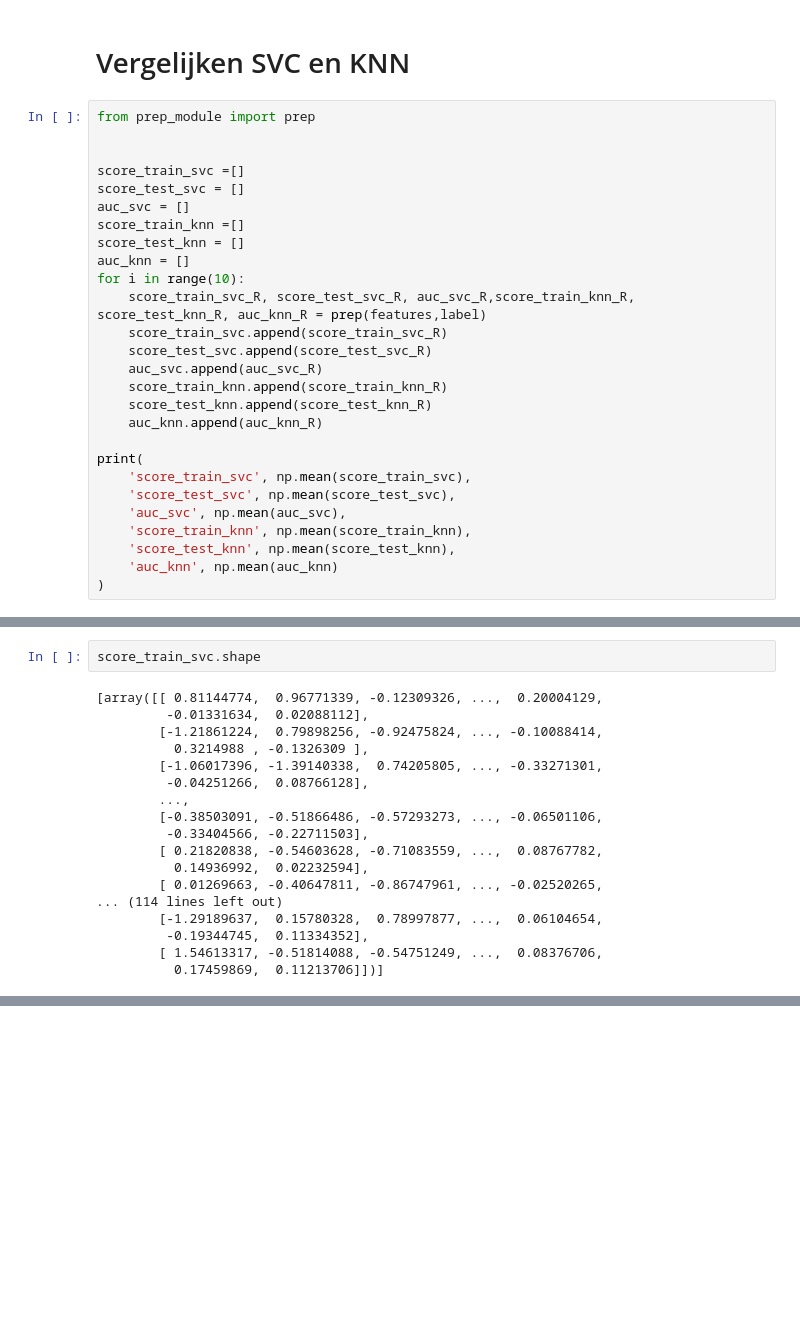
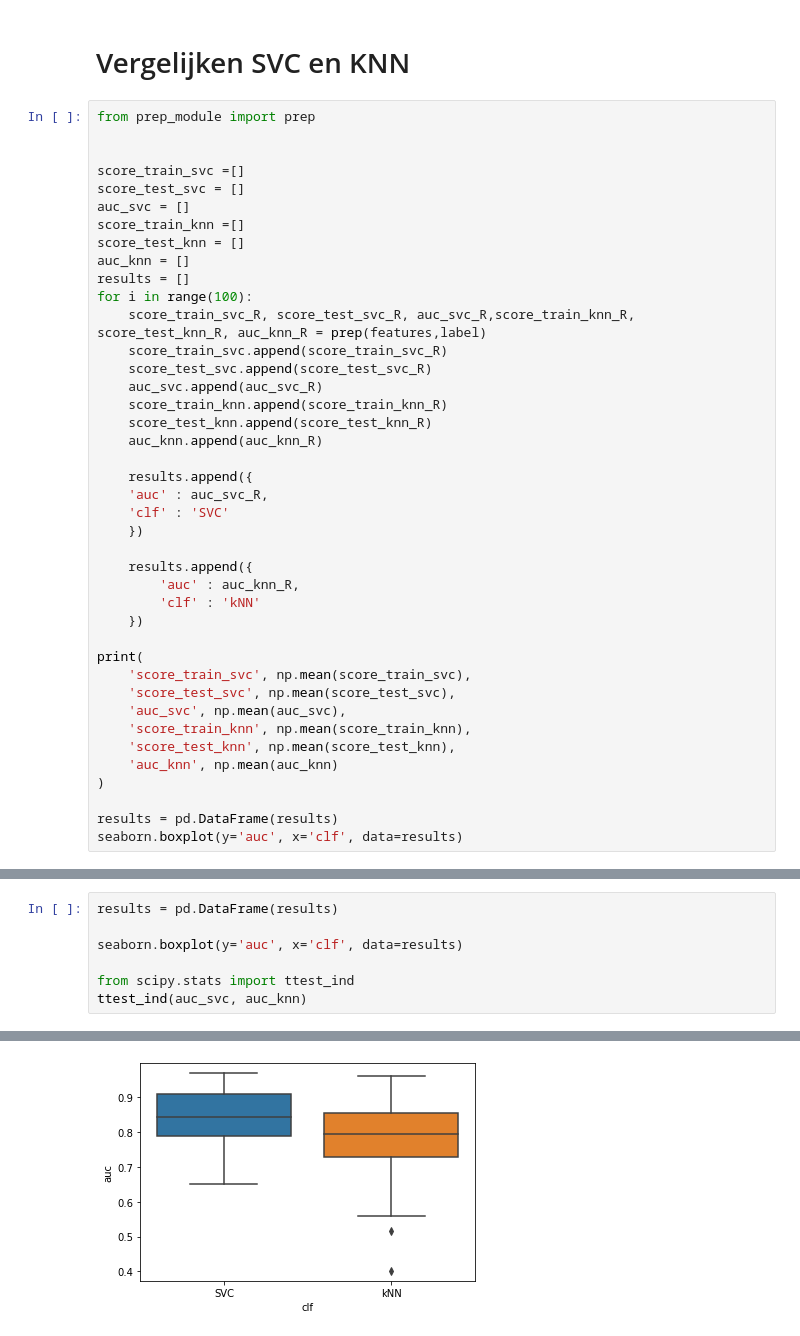
Before and after one commit to milouterbraak/TM12007---H-N-group-12, a Jupyter notebook: H&N_group_12.ipynb, the cells around one changed output, grey strips where cells are left out. Drawn from its saved outputs; the diff is of its cells as text; blank space fills up the shorter version.

```diff
--- a/H&N_group_12.ipynb
+++ b/H&N_group_12.ipynb
@@ -412,7 +412,8 @@ auc_svc = []
 score_train_knn =[]
 score_test_knn = []
 auc_knn = []
-for i in range(10):
+results = []
+for i in range(100):
     score_train_svc_R, score_test_svc_R, auc_svc_R,score_train_knn_R, score_test_knn_R, auc_knn_R = prep(features,label)
     score_train_svc.append(score_train_svc_R)
     score_test_svc.append(score_test_svc_R)
@@ -420,6 +421,16 @@ for i in range(10):
     score_train_knn.append(score_train_knn_R)
     score_test_knn.append(score_test_knn_R)
     auc_knn.append(auc_knn_R)
+
+    results.append({
+    'auc' : auc_svc_R,
+    'clf' : 'SVC'
+    })
+
+    results.append({
+        'auc' : auc_knn_R,
+        'clf' : 'kNN'
+    })
 
 print(
     'score_train_svc', np.mean(score_train_svc),
@@ -429,3 +440,6 @@ print(
     'score_test_knn', np.mean(score_test_knn),
     'auc_knn', np.mean(auc_knn)
 )
+
+results = pd.DataFrame(results)
+seaborn.boxplot(y='auc', x='clf', data=results)
@@ -476,20 +446,8 @@ Selected 80 from 159 features.
-# %%
-score_train_svc.shape
-# %% [output]
-[array([[ 0.81144774,  0.96771339, -0.12309326, ...,  0.20004129,
-         -0.01331634,  0.02088112],
-        [-1.21861224,  0.79898256, -0.92475824, ..., -0.10088414,
-          0.3214988 , -0.1326309 ],
-        [-1.06017396, -1.39140338,  0.74205805, ..., -0.33271301,
-         -0.04251266,  0.08766128],
-        ...,
-        [-0.38503091, -0.51866486, -0.57293273, ..., -0.06501106,
-         -0.33404566, -0.22711503],
-        [ 0.21820838, -0.54603628, -0.71083559, ...,  0.08767782,
-          0.14936992,  0.02232594],
-        [ 0.01269663, -0.40647811, -0.86747961, ..., -0.02520265,
-... (114 lines left out)
-        [-1.29189637,  0.15780328,  0.78997877, ...,  0.06104654,
-         -0.19344745,  0.11334352],
-        [ 1.54613317, -0.51814088, -0.54751249, ...,  0.08376706,
-          0.17459869,  0.11213706]])]
+# %%
+results = pd.DataFrame(results)
+
+seaborn.boxplot(y='auc', x='clf', data=results)
+
+from scipy.stats import ttest_ind
+ttest_ind(auc_svc, auc_knn)
+# %% [output]
@@ -495,0 +455 @@ score_train_svc.shape
+[figure, added]
```
Also changed, not shown: parts of 9 cells of this notebook.
